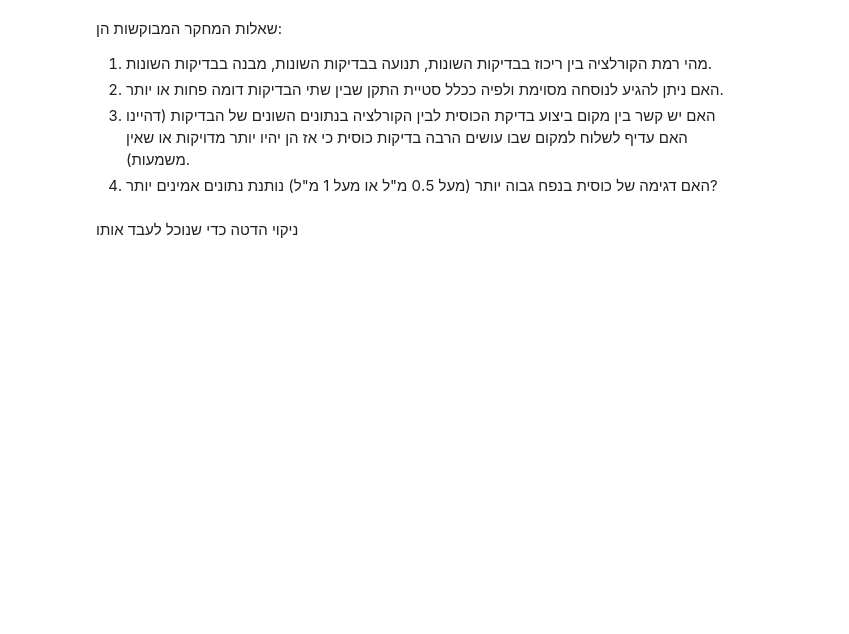
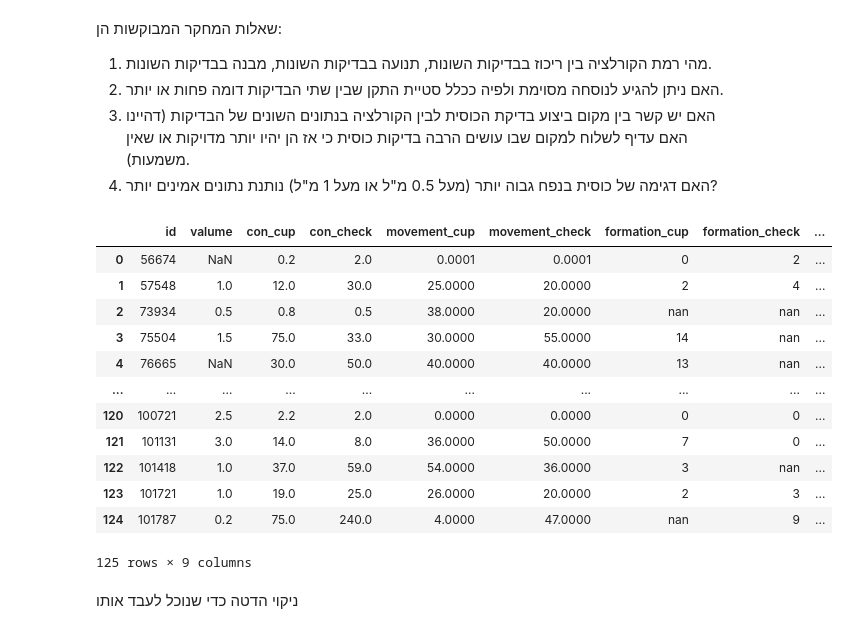
Before and after one commit to aviadm24/jupyter, a Jupyter notebook: machonPuah.ipynb, the cells around one changed output. Saved outputs shown, nothing was run; the diff lists cells and outputs as text; code cells hidden in the pictures; blank space fills up the shorter version.

```diff
--- a/machonPuah.ipynb
+++ b/machonPuah.ipynb
@@ -17,6 +17,22 @@ df.hospital = pd.Categorical(df.hospital)
 df['code'] = df.hospital.cat.codes
 df['formation_cup'] = df['formation_cup'].map(lambda x: str(x).lstrip('WHO').rstrip('WHO'))
 df['formation_check'] = df['formation_check'].map(lambda x: str(x).lstrip('WHO').rstrip('WHO'))
+# %%
+df.drop("hospital", axis=1)
+# %% [output]
+|  | id | valume | con_cup | con_check | movement_cup | movement_check | formation_cup | formation_check | ... |
+| 0 | 56674 | NaN | 0.2 | 2.0 | 0.0001 | 0.0001 | 0 | 2 | ... |
+| 1 | 57548 | 1.0 | 12.0 | 30.0 | 25.0000 | 20.0000 | 2 | 4 | ... |
+| 2 | 73934 | 0.5 | 0.8 | 0.5 | 38.0000 | 20.0000 | nan | nan | ... |
+| 3 | 75504 | 1.5 | 75.0 | 33.0 | 30.0000 | 55.0000 | 14 | nan | ... |
+| 4 | 76665 | NaN | 30.0 | 50.0 | 40.0000 | 40.0000 | 13 | nan | ... |
+| ... | ... | ... | ... | ... | ... | ... | ... | ... | ... |
+| 120 | 100721 | 2.5 | 2.2 | 2.0 | 0.0000 | 0.0000 | 0 | 0 | ... |
+| 121 | 101131 | 3.0 | 14.0 | 8.0 | 36.0000 | 50.0000 | 7 | 0 | ... |
+| 122 | 101418 | 1.0 | 37.0 | 59.0 | 54.0000 | 36.0000 | 3 | nan | ... |
+| 123 | 101721 | 1.0 | 19.0 | 25.0 | 26.0000 | 20.0000 | 2 | 3 | ... |
+| 124 | 101787 | 0.2 | 75.0 | 240.0 | 4.0000 | 47.0000 | nan | 9 | ... |
+125 rows × 9 columns
 # %% [markdown]
 ניקוי הדטה כדי שנוכל לעבד אותו
 # %%
```
